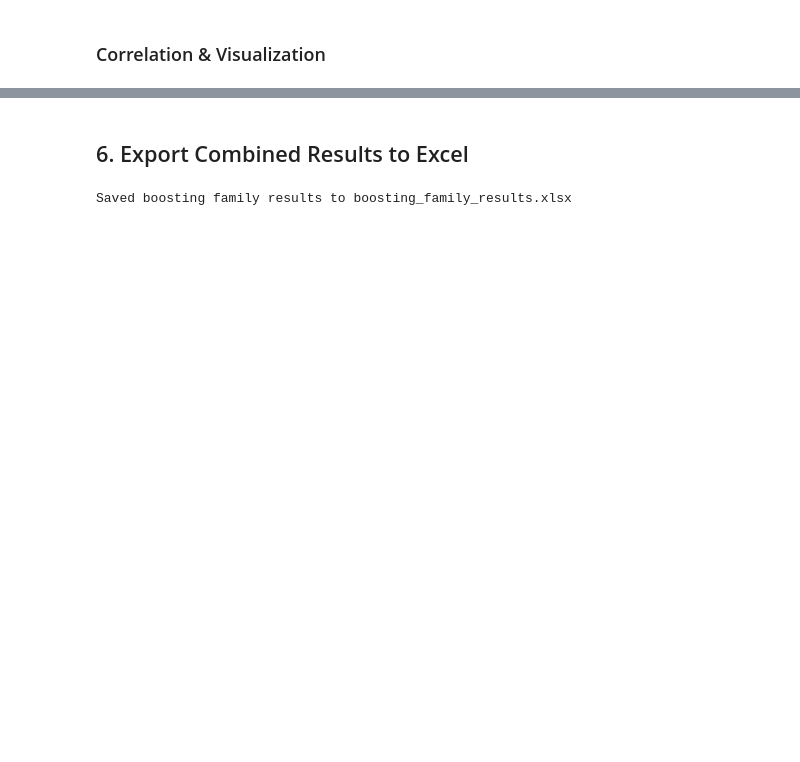
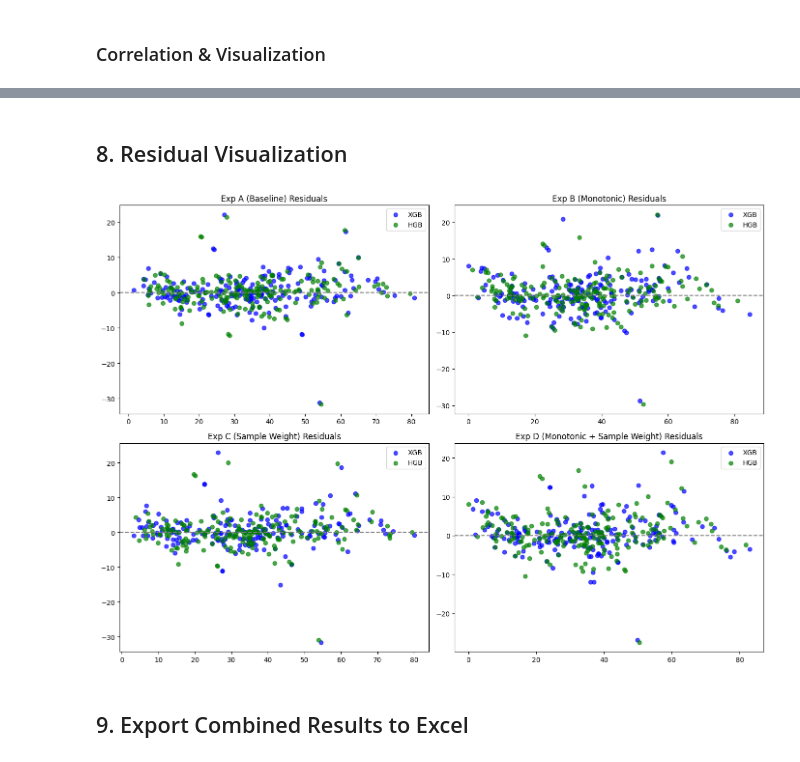
Before and after one commit to Jocund96/Data-to-Design-ML, a Jupyter notebook: S4_Boosting/Week-4/boost_w4.ipynb, the cells around one changed output, grey strips where cells are left out. Drawn from its saved outputs; the diff is of its cells as text; code cells hidden in the pictures; blank space fills up the shorter version.

```diff
--- a/S4_Boosting/Week-4/boost_w4.ipynb
+++ b/S4_Boosting/Week-4/boost_w4.ipynb
@@ -230,18 +273,0 @@ kf_c = KFold(n_splits=4, random_state=seed, shuffle=True)
-# %%
-grid_loop_c = {}
-grid_loop_best_params_c = {}
-Y_pred_c = {}
-mae_c = {}
-rmse_c = {}
-r2_c = {}
-residual_c = {}
-
-for name, model in models.items():
-    grid_loop_c[name] = GridSearchCV(estimator=model, param_grid=params[name], cv=kf_c)
-    grid_loop_c[name].fit(X_train_c, Y_train_c)
-    grid_loop_best_params_c[name] = grid_loop_c[name].best_params_
-    Y_pred_c[name] = grid_loop_c[name].predict(X_test_c)
-    mae_c[name] = mean_absolute_error(Y_test_c, Y_pred_c[name])
-    rmse_c[name] = root_mean_squared_error(Y_test_c, Y_pred_c[name])
-    r2_c[name] = r2_score(Y_test_c, Y_pred_c[name])
-    residual_c[name] = np.subtract(Y_test_c, Y_pred_c[name])
@@ -274,8 +310,39 @@ plt.show()
+# %% [markdown]
+## 8. Residual Visualization
+# %%
+fig, axes = plt.subplots(2, 2, figsize=(14, 10))
+
+# Exp A Baseline
+axes[0, 0].scatter(Y_pred_A['XGBRegressor'], residual_A['XGBRegressor'], c="b", alpha=0.7, label='XGB')
+axes[0, 0].scatter(Y_pred_A['HistGradientBoostingRegressor'], residual_A['HistGradientBoostingRegressor'], c="g", alpha=0.7, label='HGB')
+axes[0, 0].set_title("Exp A (Baseline) Residuals")
+axes[0, 0].axhline(0, color='gray', linestyle='--')
+axes[0, 0].legend()
+
+# Exp B Monotonic
+axes[0, 1].scatter(Y_pred_B['XGBRegressor'], residual_B['XGBRegressor'], c="b", alpha=0.7, label='XGB')
+axes[0, 1].scatter(Y_pred_B['HistGradientBoostingRegressor'], residual_B['HistGradientBoostingRegressor'], c="g", alpha=0.7, label='HGB')
+axes[0, 1].set_title("Exp B (Monotonic) Residuals")
+axes[0, 1].axhline(0, color='gray', linestyle='--')
+axes[0, 1].legend()
+
+# Exp C Sample Weight
+axes[1, 0].scatter(Y_pred_C['XGBRegressor'], residual_C['XGBRegressor'], c="b", alpha=0.7, label='XGB')
+axes[1, 0].scatter(Y_pred_C['HistGradientBoostingRegressor'], residual_C['HistGradientBoostingRegressor'], c="g", alpha=0.7, label='HGB')
+axes[1, 0].set_title("Exp C (Sample Weight) Residuals")
+axes[1, 0].axhline(0, color='gray', linestyle='--')
+axes[1, 0].legend()
+
+# Exp D Monotonic + Sample Weight
+axes[1, 1].scatter(Y_pred_D['XGBRegressor'], residual_D['XGBRegressor'], c="b", alpha=0.7, label='XGB')
+axes[1, 1].scatter(Y_pred_D['HistGradientBoostingRegressor'], residual_D['HistGradientBoostingRegressor'], c="g", alpha=0.7, label='HGB')
+axes[1, 1].set_title("Exp D (Monotonic + Sample Weight) Residuals")
+axes[1, 1].axhline(0, color='gray', linestyle='--')
+axes[1, 1].legend()
+
+plt.tight_layout()
+plt.show()
+# %% [output]
+[figure, added]
 # %% [markdown]
-## 6. Export Combined Results to Excel
+## 9. Export Combined Results to Excel
-# %%
-combined_metrics = pd.concat([final_metrics, final_metrics_c], axis=1)
-combined_metrics.to_excel("boosting_family_results.xlsx", index=True)
-print("Saved boosting family results to boosting_family_results.xlsx")
-# %% [output]
-Saved boosting family results to boosting_family_results.xlsx
```
Also changed, not shown: parts of 32 cells of this notebook, 2 other files.
